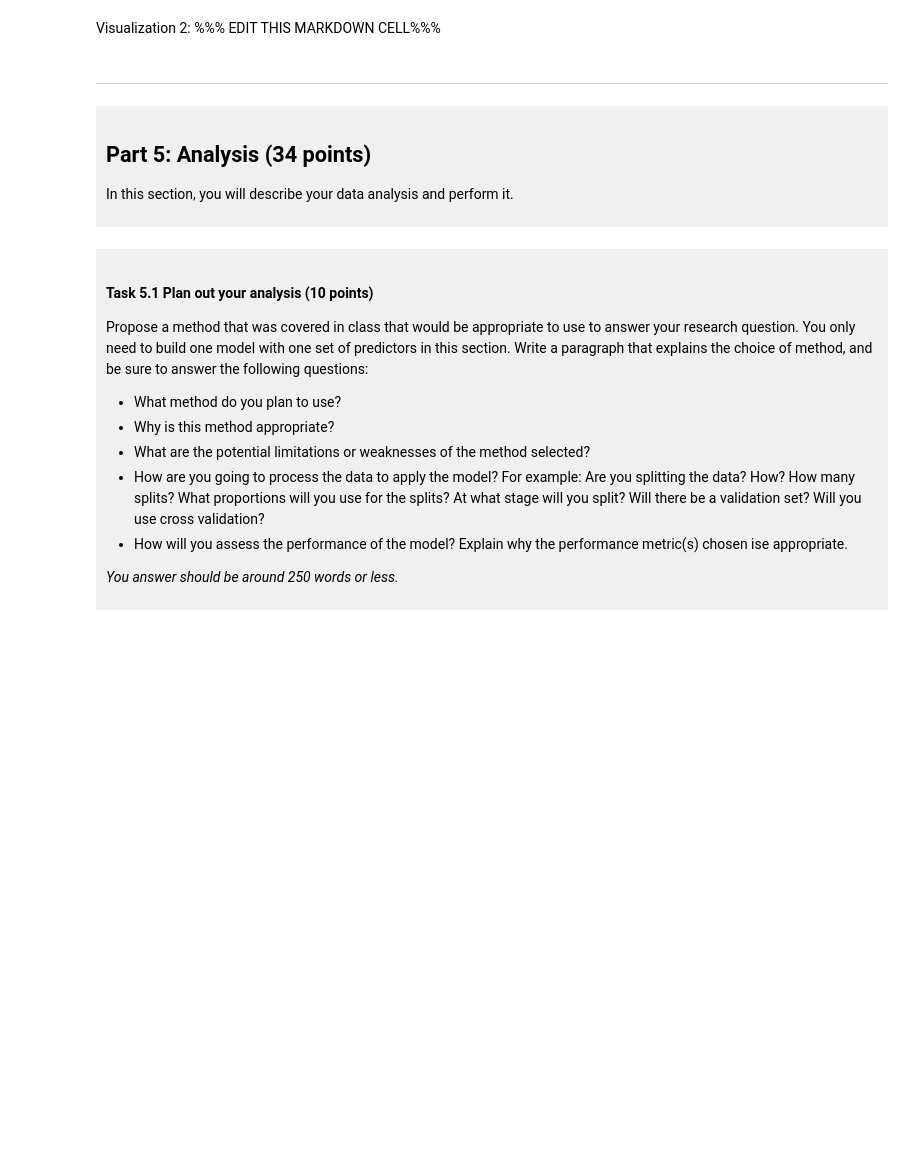
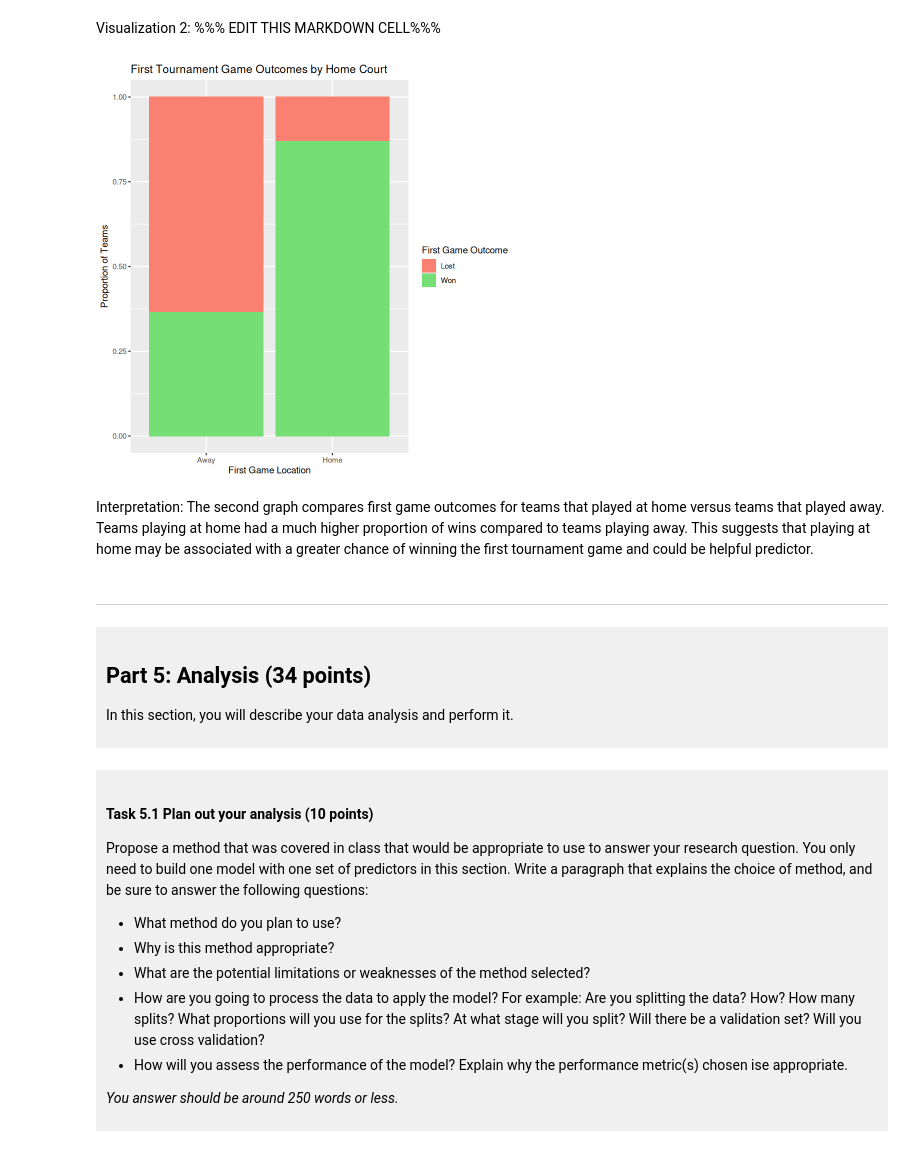
Before and after one commit to ajessa91/dsci-100-project-ALYSSA-JESSA, a Jupyter notebook: dsci-100-project-notebook.ipynb, the cells around one changed output. Cells and saved outputs as stored; diff of their text form; code cells hidden in the pictures; blank space fills up the shorter version.

```diff
--- a/dsci-100-project-notebook.ipynb
+++ b/dsci-100-project-notebook.ipynb
@@ -338,7 +395,26 @@ Visualization 1: %%% EDIT THIS MARKDOWN CELL%%%
 # %% [markdown]
 Visualization 2: %%% EDIT THIS MARKDOWN CELL%%%
 # %%
-### EDIT THIS CODE CELL FOR VISUALIZATION 2###
+ggplot(basketball_tidy, aes(x = first_game_at_home, fill = first_game_win)) +
+  geom_bar(position = "fill") +
+  scale_fill_manual(
+    values = c("FALSE" = "#FA8072", "TRUE" = "#75de75"),
+    labels = c("FALSE" = "Lost", "TRUE" = "Won")
+  ) +
+  scale_x_discrete(
+    labels = c("N" = "Away", "Y" = "Home")
+  ) +
+  labs(
+    title = "First Tournament Game Outcomes by Home Court",
+    x = "First Game Location",
+    y = "Proportion of Teams",
+    fill = "First Game Outcome"
+  )
+# %% [output]
+[figure, added]
+# %% [markdown]
+Interpretation:
+The second graph compares first game outcomes for teams that played at home versus teams that played away. Teams playing at home had a much higher proportion of wins compared to teams playing away. This suggests that playing at home may be associated with a greater chance of winning the first tournament game and could be helpful predictor.
 # %% [markdown]
 ------
 # %% [markdown]
```
Also changed, not shown: parts of 10 cells of this notebook.
